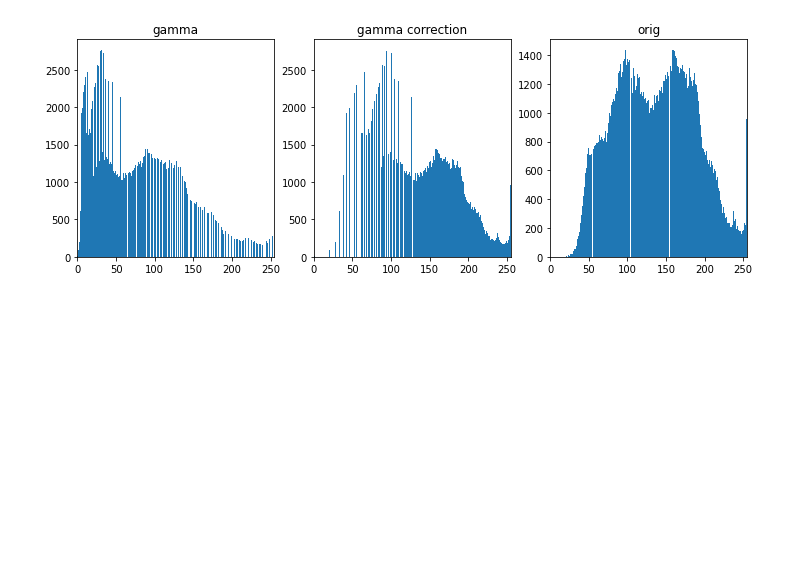
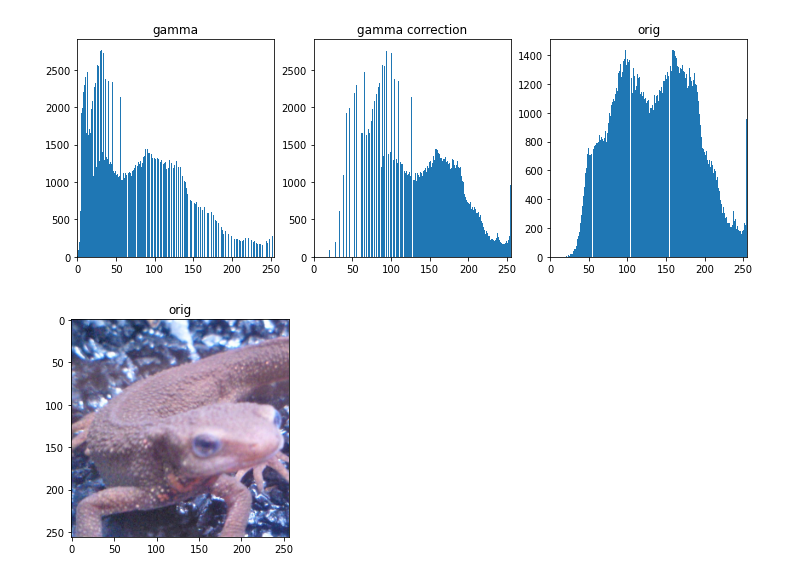
Before and after one commit to azugxi7374/garakuta222, a Jupyter notebook: 004_gazo/008.ipynb, the cells around one changed output. Drawn from its saved outputs; the diff is of its cells as text; code cells hidden in the pictures; blank space fills up the shorter version.

```diff
--- a/004_gazo/008.ipynb
+++ b/004_gazo/008.ipynb
@@ -238,3 +238,14 @@ plt.subplot(1, 3, 3); plt.hist(img_orig.ravel(), bins=255); plt.xlim([0, 255]);
 plt.show()
 # %% [output]
 [figure]
+# %%
+def nn_inter(img, a, b):
+    out_h = int(img.shape[0] * a)
+    out_w = int(img.shape[1] * b)
+    out = np.zeros([out_h, out_w, img.shape[2]], dtype=np.uint8)
+    xs, ys = np.meshgrid(range(out_h), range(out_w))
+    out[ys, xs] = img[np.round(ys / a).astype(int), np.round(xs / b).astype(int)]
+    return out
+plt.imshow(img_orig); plt.title('orig'); plt.show()
+# %% [output]
+[figure, added]
```
Also changed, not shown: parts of 1 cell of this notebook.
